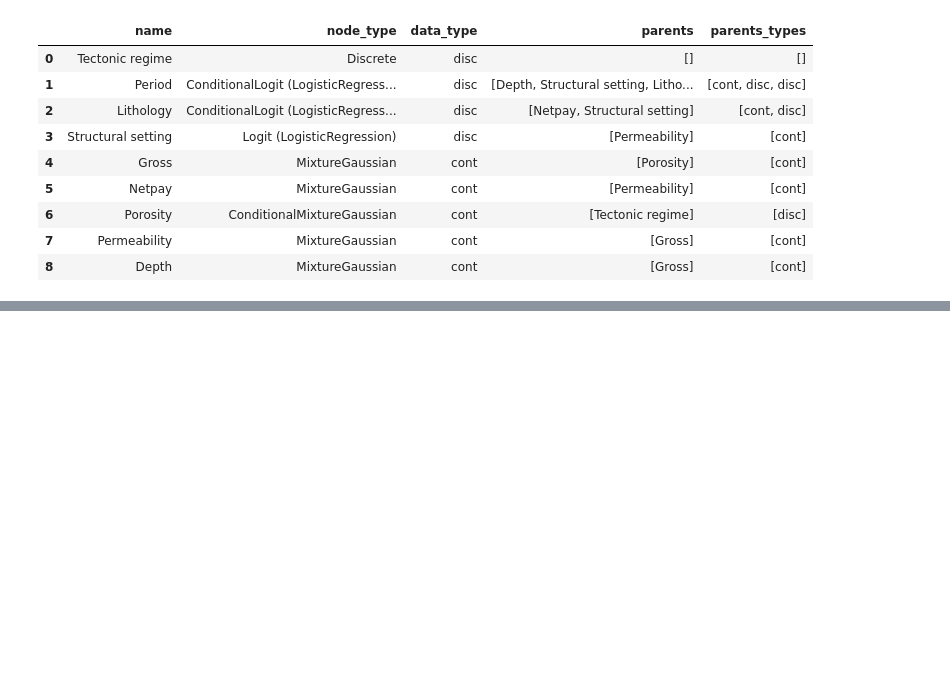
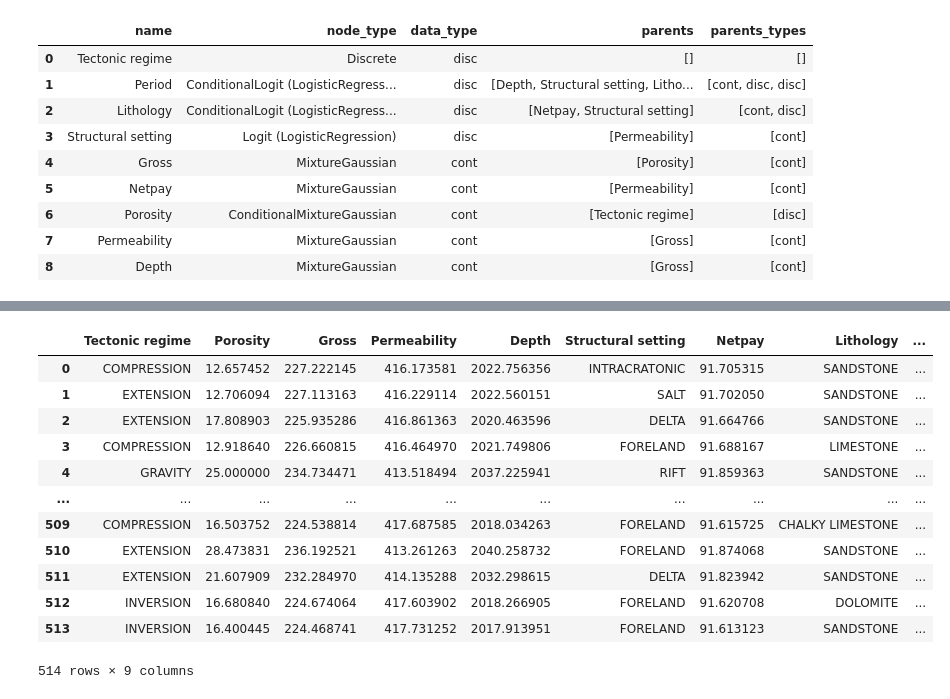
Before and after one commit to aimclub/BAMT, a Jupyter notebook: tutorials/ParametersLearningAndSampling.ipynb, the cells around one changed output, grey strips where cells are left out. Saved outputs shown, nothing was run; the diff lists cells and outputs as text; code cells hidden in the pictures; blank space fills up the shorter version.

```diff
--- a/tutorials/ParametersLearningAndSampling.ipynb
+++ b/tutorials/ParametersLearningAndSampling.ipynb
@@ -190,6 +225,22 @@ Wall time: 37.3 s
 # %%
 predictions_mi = bn_1.sample(514, as_df=True)
 predictions_k2 = bn_2.sample(514, as_df=True)
+# %%
+predictions_mi
+# %% [output]
+|  | Tectonic regime | Porosity | Gross | Permeability | Depth | Structural setting | Netpay | Lithology | ... |
+| 0 | COMPRESSION | 12.657452 | 227.222145 | 416.173581 | 2022.756356 | INTRACRATONIC | 91.705315 | SANDSTONE | ... |
+| 1 | EXTENSION | 12.706094 | 227.113163 | 416.229114 | 2022.560151 | SALT | 91.702050 | SANDSTONE | ... |
+| 2 | EXTENSION | 17.808903 | 225.935286 | 416.861363 | 2020.463596 | DELTA | 91.664766 | SANDSTONE | ... |
+| 3 | COMPRESSION | 12.918640 | 226.660815 | 416.464970 | 2021.749806 | FORELAND | 91.688167 | LIMESTONE | ... |
+| 4 | GRAVITY | 25.000000 | 234.734471 | 413.518494 | 2037.225941 | RIFT | 91.859363 | SANDSTONE | ... |
+| ... | ... | ... | ... | ... | ... | ... | ... | ... | ... |
+| 509 | COMPRESSION | 16.503752 | 224.538814 | 417.687585 | 2018.034263 | FORELAND | 91.615725 | CHALKY LIMESTONE | ... |
+| 510 | EXTENSION | 28.473831 | 236.192521 | 413.261263 | 2040.258732 | FORELAND | 91.874068 | SANDSTONE | ... |
+| 511 | EXTENSION | 21.607909 | 232.284970 | 414.135288 | 2032.298615 | DELTA | 91.823942 | SANDSTONE | ... |
+| 512 | INVERSION | 16.680840 | 224.674064 | 417.603902 | 2018.266905 | FORELAND | 91.620708 | DOLOMITE | ... |
+| 513 | INVERSION | 16.400445 | 224.468741 | 417.731252 | 2017.913951 | FORELAND | 91.613123 | SANDSTONE | ... |
+514 rows × 9 columns
 # %%
 for column in hack.columns.to_list():
     fig, ax = plt.subplots(1,3, figsize=(12,8), sharey=True)
```
Also changed, not shown: parts of 9 cells of this notebook, 8 other files.
